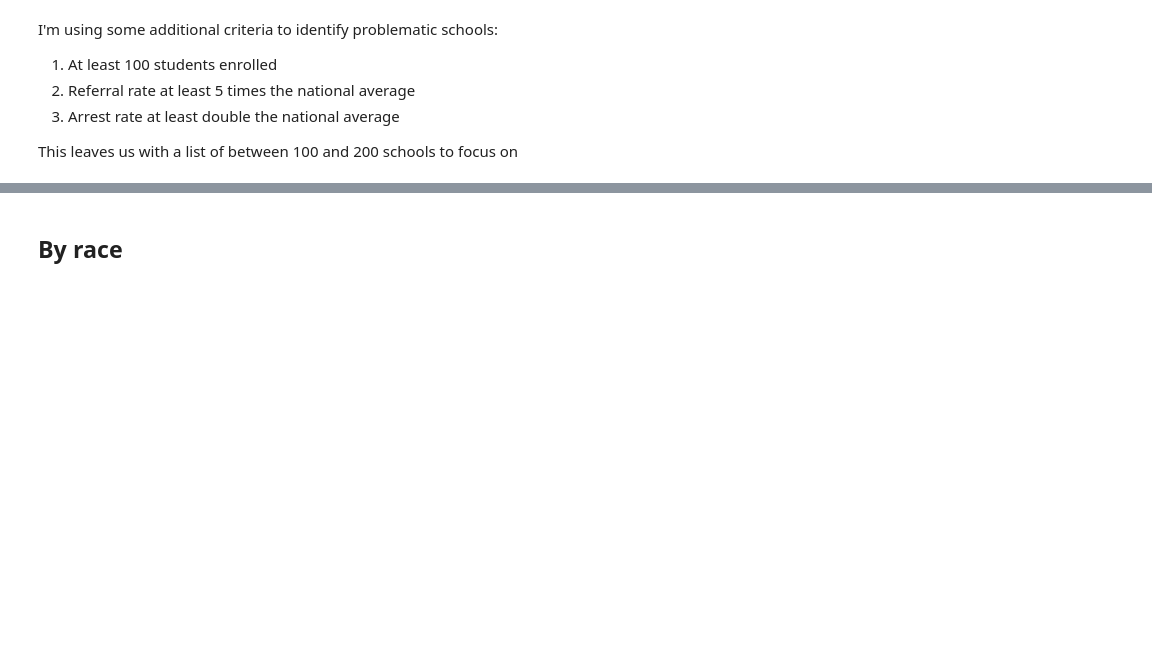
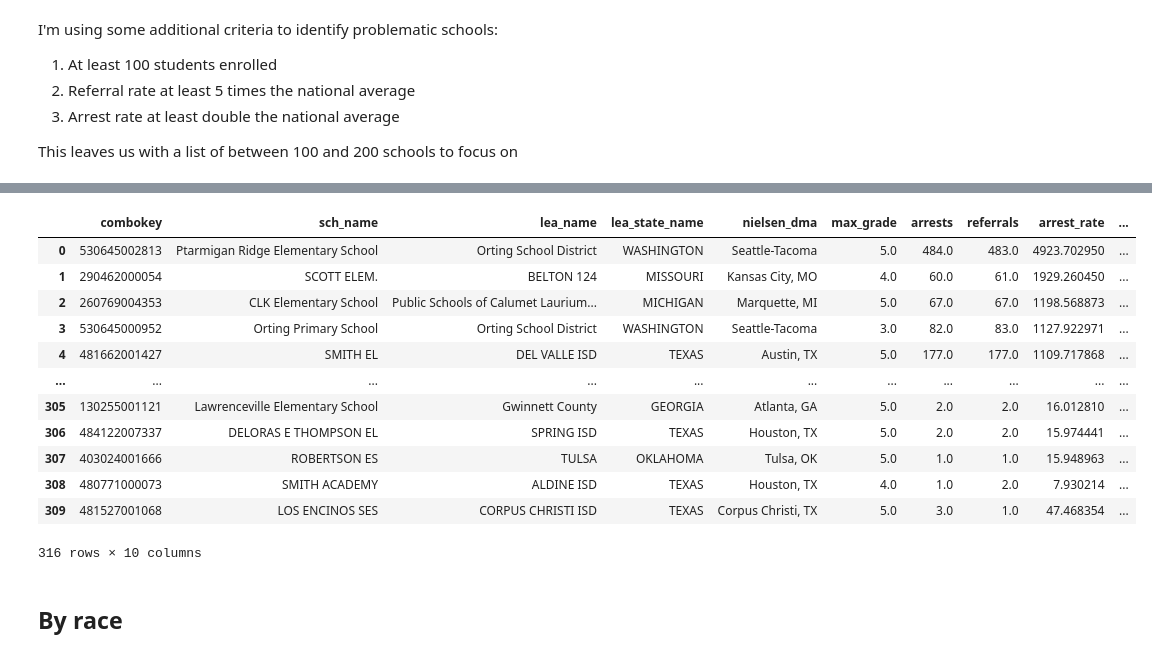
Before and after one commit to cbs-news-data/crdc-le-referral-data, a Jupyter notebook: notebooks/crdc_le_referrals_arrests.ipynb, the cells around one changed output, grey strips where cells are left out. Saved outputs shown, nothing was run; the diff lists cells and outputs as text; code cells hidden in the pictures; blank space fills up the shorter version.

Commit message:
merge market names

```diff
--- a/notebooks/crdc_le_referrals_arrests.ipynb
+++ b/notebooks/crdc_le_referrals_arrests.ipynb
@@ -207,0 +178,59 @@ problem_schools
+# %%
+REFERRAL_RATE_THRESHOLD = national_rates.referral_rate * 3
+ARREST_RATE_THRESHOLD = national_rates.arrest_rate * 2
+
+problem_schools = (
+    tot_df.pipe(assign_rates)
+    .query(
+        "enrollment >= 100 "
+        "& referral_rate >= @REFERRAL_RATE_THRESHOLD"
+        "& arrest_rate >= @ARREST_RATE_THRESHOLD"
+    )
+    .sort_values("referral_rate", ascending=False)
+    # geocode schools using NCES school locations file
+    # https://nces.ed.gov/programs/edge/geographic/schoollocations
+    .pipe(
+        lambda df: gpd.read_file("input/EDGE_GEOCODE_PUBLICSCH_1718")
+        .to_crs("EPSG:4326")
+        .merge(
+            df.reset_index(), how="right", left_on=["NCESSCH"], right_on=["combokey"]
+        )
+    )
+    # join nielsen DMAs so I know which to send to which local station
+    .pipe(
+        lambda df: gpd.sjoin(
+            gpd.read_file("input/nielsen-dmas.geojson")[
+                ["nielsen_dma", "geometry"]
+            ].drop_duplicates(),
+            df,
+            how="right",
+            predicate="contains",
+        )
+    )[
+        INDEX_COLS[:-1]
+        + [
+            "nielsen_dma",
+            "max_grade",
+            "arrests",
+            "referrals",
+            "arrest_rate",
+            "referral_rate",
+        ]
+    ]
+)
+
+problem_schools
+# %% [output]
+|  | combokey | sch_name | lea_name | lea_state_name | nielsen_dma | max_grade | arrests | referrals | arrest_rate | ... |
+| 0 | 530645002813 | Ptarmigan Ridge Elementary School | Orting School District | WASHINGTON | Seattle-Tacoma | 5.0 | 484.0 | 483.0 | 4923.702950 | ... |
+| 1 | 290462000054 | SCOTT ELEM. | BELTON 124 | MISSOURI | Kansas City, MO | 4.0 | 60.0 | 61.0 | 1929.260450 | ... |
+| 2 | 260769004353 | CLK Elementary School | Public Schools of Calumet Laurium... | MICHIGAN | Marquette, MI | 5.0 | 67.0 | 67.0 | 1198.568873 | ... |
+| 3 | 530645000952 | Orting Primary School | Orting School District | WASHINGTON | Seattle-Tacoma | 3.0 | 82.0 | 83.0 | 1127.922971 | ... |
+| 4 | 481662001427 | SMITH EL | DEL VALLE ISD | TEXAS | Austin, TX | 5.0 | 177.0 | 177.0 | 1109.717868 | ... |
+| ... | ... | ... | ... | ... | ... | ... | ... | ... | ... | ... |
+| 305 | 130255001121 | Lawrenceville Elementary School | Gwinnett County | GEORGIA | Atlanta, GA | 5.0 | 2.0 | 2.0 | 16.012810 | ... |
+| 306 | 484122007337 | DELORAS E THOMPSON EL | SPRING ISD | TEXAS | Houston, TX | 5.0 | 2.0 | 2.0 | 15.974441 | ... |
+| 307 | 403024001666 | ROBERTSON ES | TULSA | OKLAHOMA | Tulsa, OK | 5.0 | 1.0 | 1.0 | 15.948963 | ... |
+| 308 | 480771000073 | SMITH ACADEMY | ALDINE ISD | TEXAS | Houston, TX | 4.0 | 1.0 | 2.0 | 7.930214 | ... |
+| 309 | 481527001068 | LOS ENCINOS SES | CORPUS CHRISTI ISD | TEXAS | Corpus Christi, TX | 5.0 | 3.0 | 1.0 | 47.468354 | ... |
+316 rows × 10 columns
```
Also changed, not shown: parts of 4 cells of this notebook, 22 other files.
